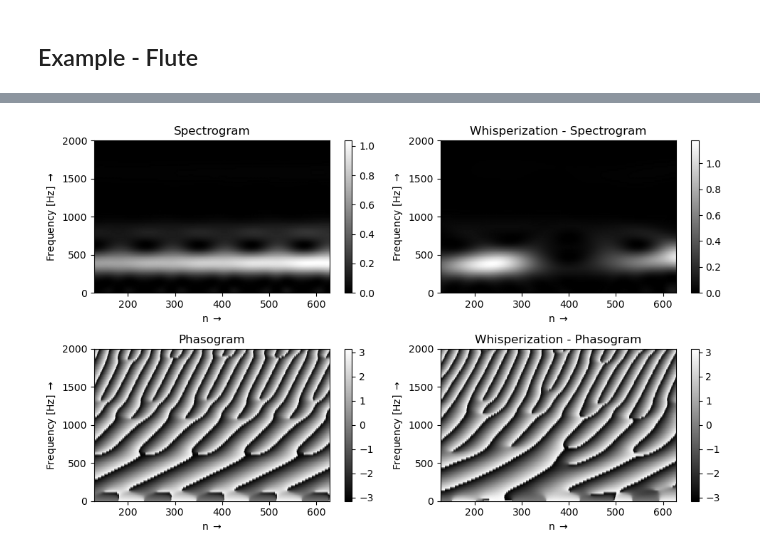
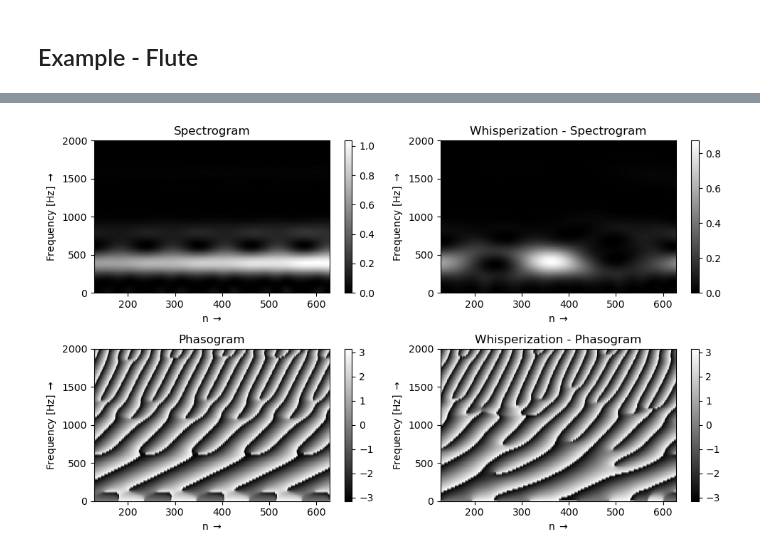
Before and after one commit to gbfelgas/coe780-topics-in-audio-signal-processing, a Jupyter notebook: chap07/VX_whisper.ipynb, the cells around one changed output, grey strips where cells are left out. Drawn from its saved outputs; the diff is of its cells as text; code cells hidden in the pictures.

```diff
--- a/chap07/VX_whisper.ipynb
+++ b/chap07/VX_whisper.ipynb
@@ -143,7 +143,7 @@ inputFile = 'audios\\flute2.wav'
 x, fs = af.read(inputFile)
 auxName = inputFile.split('.wav')[0]
 
-y = VX_whisper(x,fs)
+y = VX_whisper(x)
 af.write(auxName+'_whisper.wav',y,fs)
 
 lenX = range(3000,3756)
@@ -191 +191 @@ Elapsed time is 0.343468 seconds.
-[figure, old version]
+[figure, new version]
```
Also changed, not shown: parts of 6 cells of this notebook, 3 other files.
